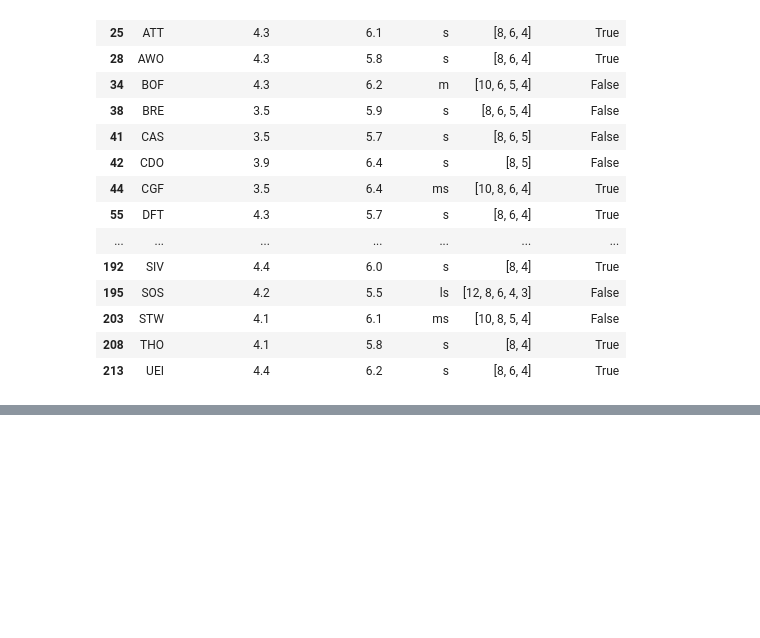
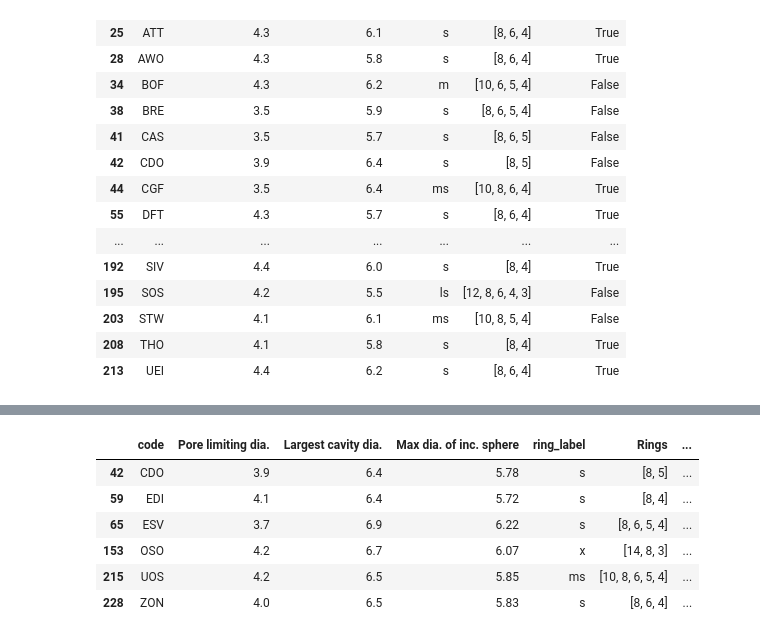
Before and after one commit to lmmentel/zeolite-classification, a Jupyter notebook: framework_query.ipynb, the cells around one changed output, grey strips where cells are left out. Cells and saved outputs as stored; diff of their text form; code cells hidden in the pictures; blank space fills up the shorter version.

```diff
--- a/framework_query.ipynb
+++ b/framework_query.ipynb
@@ -81,0 +129,20 @@ df.loc[mask_lcd & mask_pld, ['code', 'Pore limiting dia.','Largest cavity dia.',
+# %%
+criteria = {'Pore limiting dia.': [3.7, 4.3],
+            'Max dia. of inc. sphere':  [5.7, 6.3]}
+
+masks = {}
+for k, v in criteria.items():
+    vmin, vmax = sorted(v)
+    masks[k] = (df[k] >= vmin) & (df[k] < vmax)
+
+mask = pd.concat(list(masks.values()), axis=1).all(axis=1)
+df.loc[mask, ['code', 'Pore limiting dia.', 'Largest cavity dia.',
+              'Max dia. of inc. sphere', 'ring_label', 'Rings', 'alpo_possible']]
+# %% [output]
+|  | code | Pore limiting dia. | Largest cavity dia. | Max dia. of inc. sphere | ring_label | Rings | ... |
+| 42 | CDO | 3.9 | 6.4 | 5.78 | s | [8, 5] | ... |
+| 59 | EDI | 4.1 | 6.4 | 5.72 | s | [8, 4] | ... |
+| 65 | ESV | 3.7 | 6.9 | 6.22 | s | [8, 6, 5, 4] | ... |
+| 153 | OSO | 4.2 | 6.7 | 6.07 | x | [14, 8, 3] | ... |
+| 215 | UOS | 4.2 | 6.5 | 5.85 | ms | [10, 8, 6, 5, 4] | ... |
+| 228 | ZON | 4.0 | 6.5 | 5.83 | s | [8, 6, 4] | ... |
```
Also changed, not shown: parts of 8 cells of this notebook, 2 other files.
